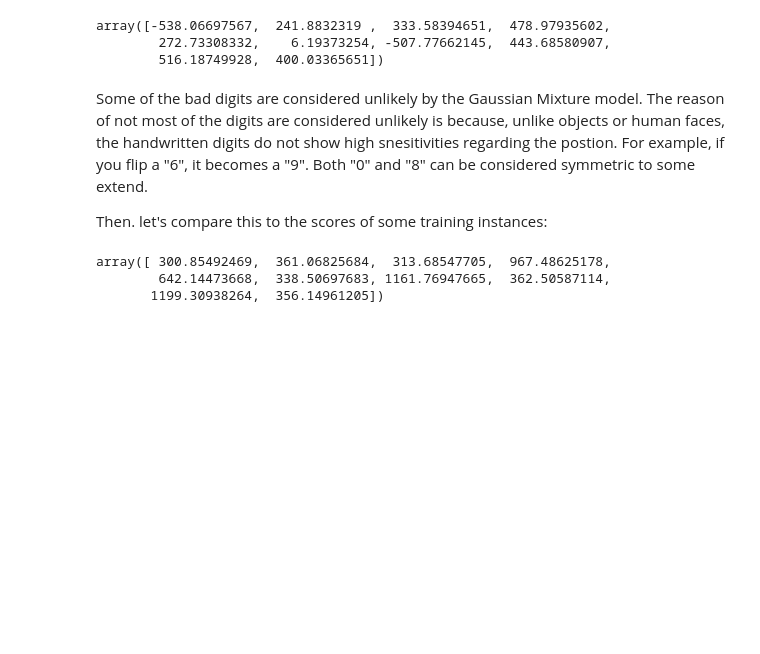
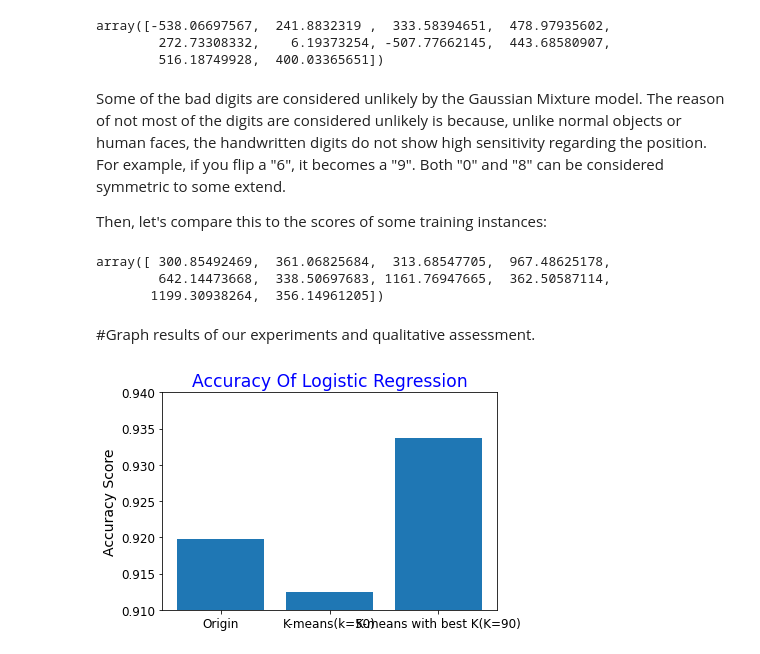
Before and after one commit to fsclsnow/AML, a Jupyter notebook: AML_Project6_KMean_Clustering.ipynb, the cells around one changed output. Saved outputs shown, nothing was run; the diff lists cells and outputs as text; code cells hidden in the pictures; blank space fills up the shorter version.

```diff
--- a/AML_Project6_KMean_Clustering.ipynb
+++ b/AML_Project6_KMean_Clustering.ipynb
@@ -841,12 +860,25 @@ array([-538.06697567,  241.8832319 ,  333.58394651,  478.97935602,
         272.73308332,    6.19373254, -507.77662145,  443.68580907,
         516.18749928,  400.03365651])
 # %% [markdown]
-Some of the bad digits are considered unlikely by the Gaussian Mixture model. The reason of not most of the digits are considered unlikely is because, unlike objects or human faces, the handwritten digits do not show high snesitivities regarding the postion. For example, if you flip a "6", it becomes a "9". Both "0" and "8" can be considered symmetric to some extend.
+Some of the bad digits are considered unlikely by the Gaussian Mixture model. The reason of not most of the digits are considered unlikely is because, unlike normal objects or human faces, the handwritten digits do not show high sensitivity regarding the position. For example, if you flip a "6", it becomes a "9". Both "0" and "8" can be considered symmetric to some extend.
 
-Then. let's compare this to the scores of some training instances:
+Then, let's compare this to the scores of some training instances:
 # %%
 gm.score_samples(X_train_pca[:10])
 # %% [output]
 array([ 300.85492469,  361.06825684,  313.68547705,  967.48625178,
         642.14473668,  338.50697683, 1161.76947665,  362.50587114,
        1199.30938264,  356.14961205])
+# %% [markdown]
+#Graph results of our experiments and qualitative assessment.
+# %%
+names = ['Origin', 'K-means(k=50)', 'K-means with best K(K=90)']
+values = [0.9198, 0.9125, 0.9337]
+plt.bar(names, values)
+plt.rc('xtick', labelsize=6)
+plt.ylim(0.91,0.94)
+plt.ylabel("Accuracy Score")
+plt.title("Accuracy Of Logistic Regression", color = "blue", fontsize = "xx-large")
+plt.show()
+# %% [output]
+[figure, added]
```
Also changed, not shown: parts of 13 cells of this notebook.
